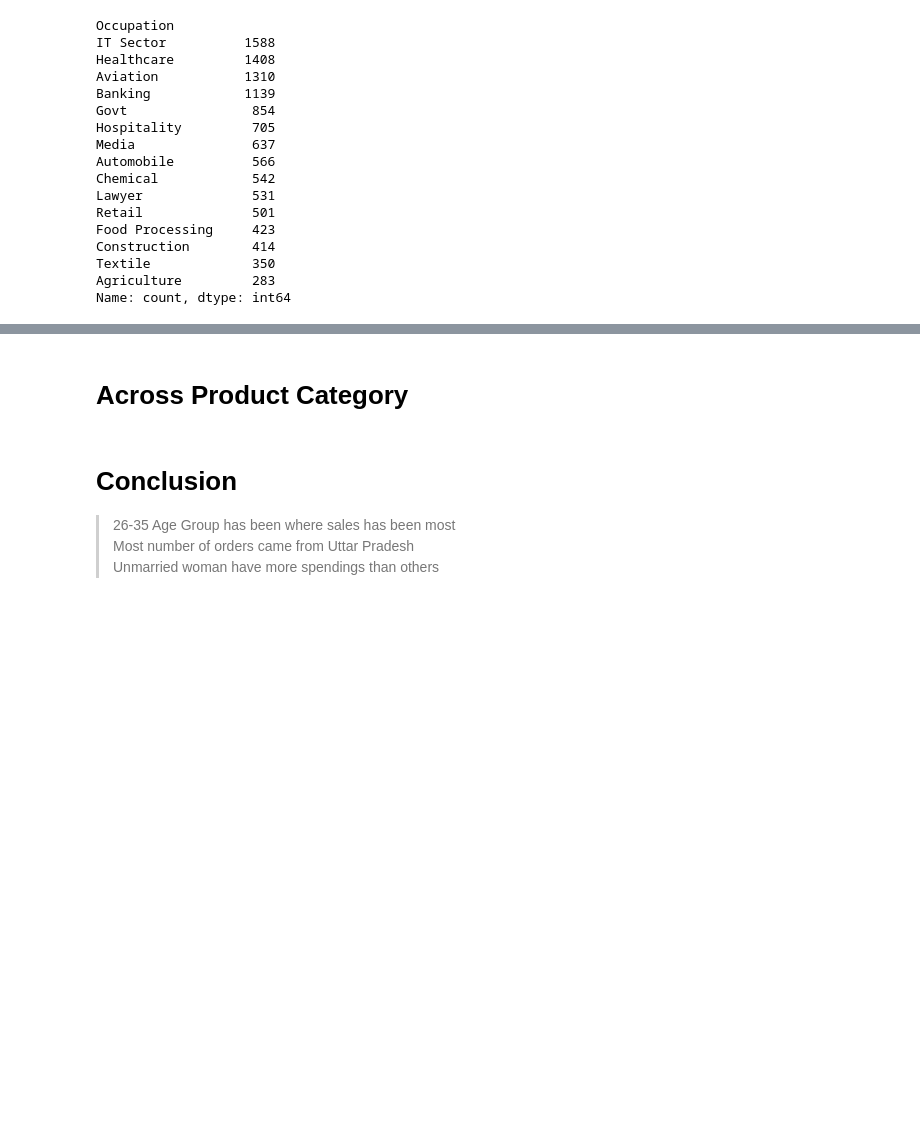
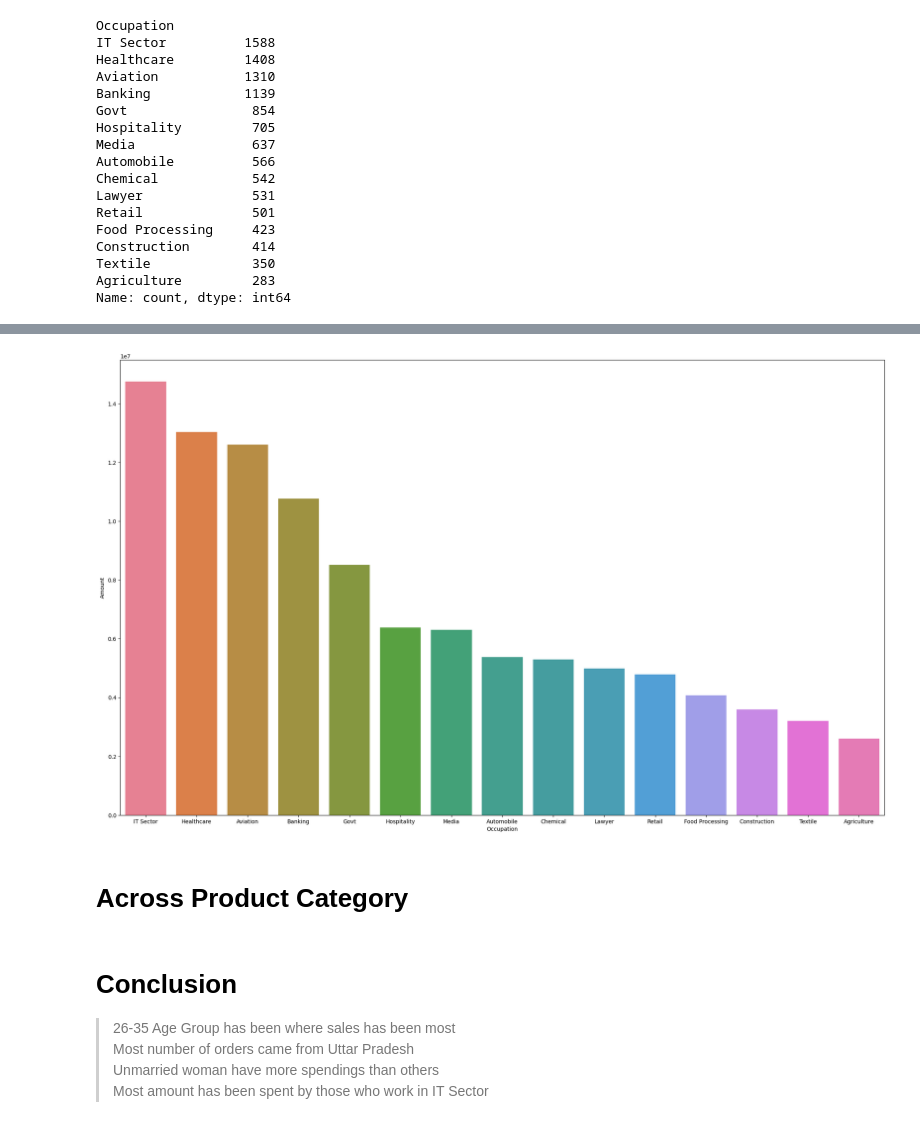
Before and after one commit to RayirthSoni/EDA-Practise, a Jupyter notebook: Code/analysis.ipynb, the cells around one changed output, grey strips where cells are left out. Cells and saved outputs as stored; diff of their text form; code cells hidden in the pictures; blank space fills up the shorter version.

```diff
--- a/Code/analysis.ipynb
+++ b/Code/analysis.ipynb
@@ -337,3 +345,10 @@ Name: count, dtype: int64
+# %%
+plt.figure(figsize=(25,15))
+ax = sns.barplot(data=df.groupby('Occupation',as_index=False)['Amount'].sum().sort_values(by='Amount',ascending=False),
+                 x='Occupation',y='Amount',hue='Occupation')
+plt.show();
+# %% [output]
+[figure, added]
 # %% [markdown]
 # Across Product Category
 # %% [markdown]
@@ -341,4 +356,5 @@ Name: count, dtype: int64
 
 > 26-35 Age Group has been where sales has been most<br>
 > Most number of orders came from Uttar Pradesh<br>
-> Unmarried woman have more spendings than others
+> Unmarried woman have more spendings than others<br>
+> Most amount has been spent by those who work in IT Sector
```
Also changed, not shown: parts of 1 cell of this notebook.
